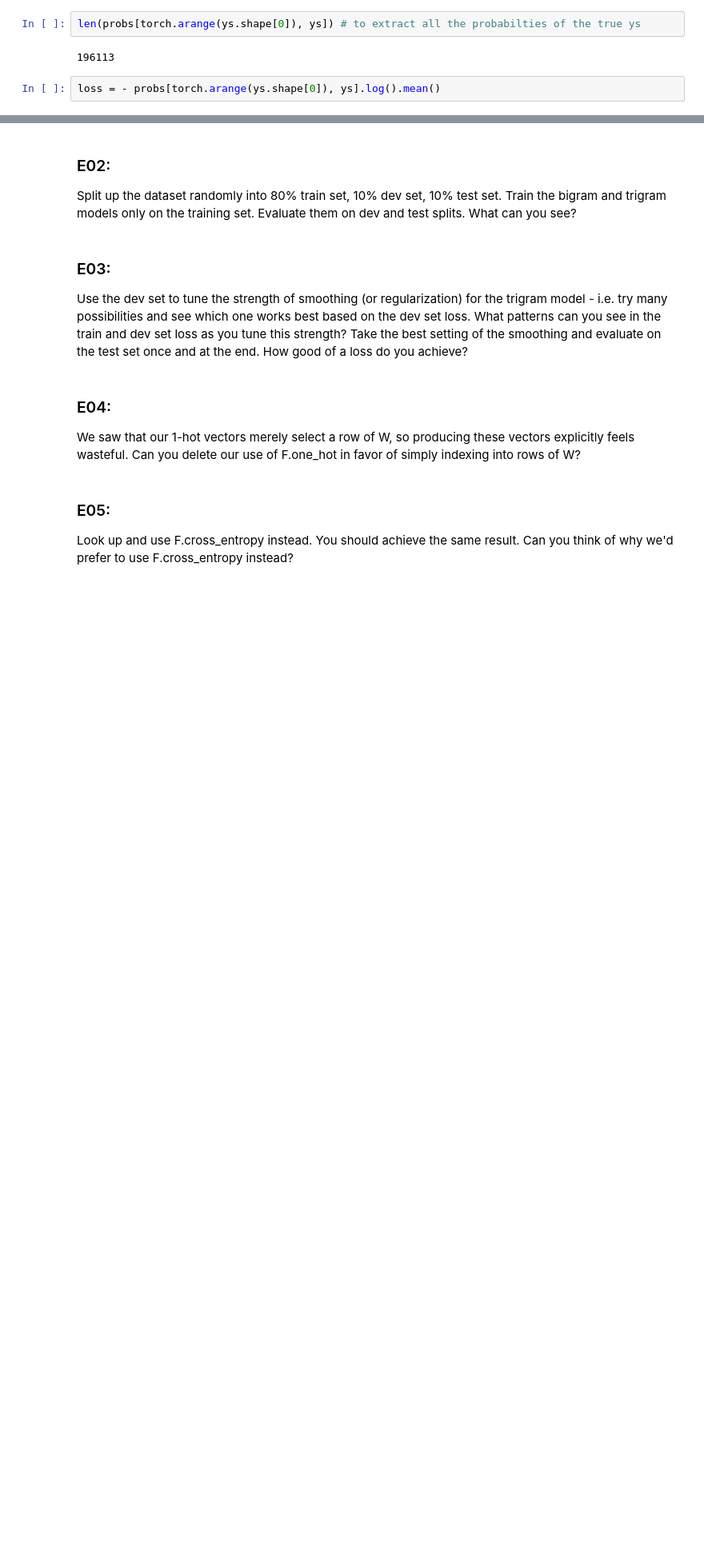
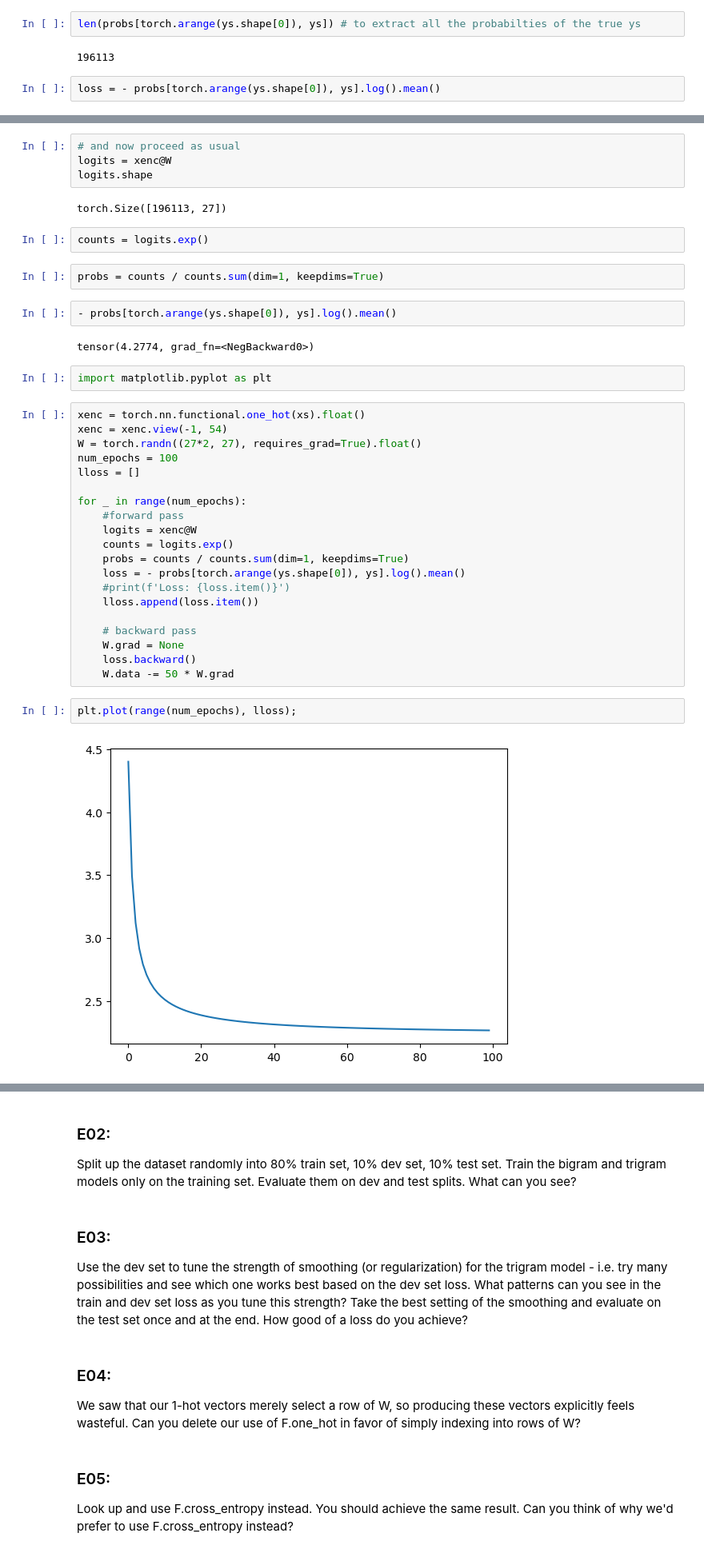
Before and after one commit to aaboshaisha/neural-networks-Karpathy, a Jupyter notebook: makemore1-exercises.ipynb, the cells around one changed output, grey strips where cells are left out. Shown: that part at 80% size. Drawn from its saved outputs; the diff is of its cells as text; blank space fills up the shorter version.

```diff
--- a/makemore1-exercises.ipynb
+++ b/makemore1-exercises.ipynb
@@ -442,0 +671,40 @@ ys.shape[0]
+# %%
+# and now proceed as usual
+logits = xenc@W
+logits.shape
+# %% [output]
+torch.Size([196113, 27])
+# %%
+counts = logits.exp()
+# %%
+probs = counts / counts.sum(dim=1, keepdims=True)
+# %%
+- probs[torch.arange(ys.shape[0]), ys].log().mean()
+# %% [output]
+tensor(4.2774, grad_fn=<NegBackward0>)
+# %%
+import matplotlib.pyplot as plt
+# %%
+xenc = torch.nn.functional.one_hot(xs).float()
+xenc = xenc.view(-1, 54)
+W = torch.randn((27*2, 27), requires_grad=True).float()
+num_epochs = 100
+lloss = []
+
+for _ in range(num_epochs):
+    #forward pass
+    logits = xenc@W
+    counts = logits.exp()
+    probs = counts / counts.sum(dim=1, keepdims=True)
+    loss = - probs[torch.arange(ys.shape[0]), ys].log().mean()
+    #print(f'Loss: {loss.item()}')
+    lloss.append(loss.item())
+
+    # backward pass
+    W.grad = None
+    loss.backward()
+    W.data -= 50 * W.grad
+# %%
+plt.plot(range(num_epochs), lloss);
+# %% [output]
+[figure, added]
```
Also changed, not shown: parts of 46 cells of this notebook.
